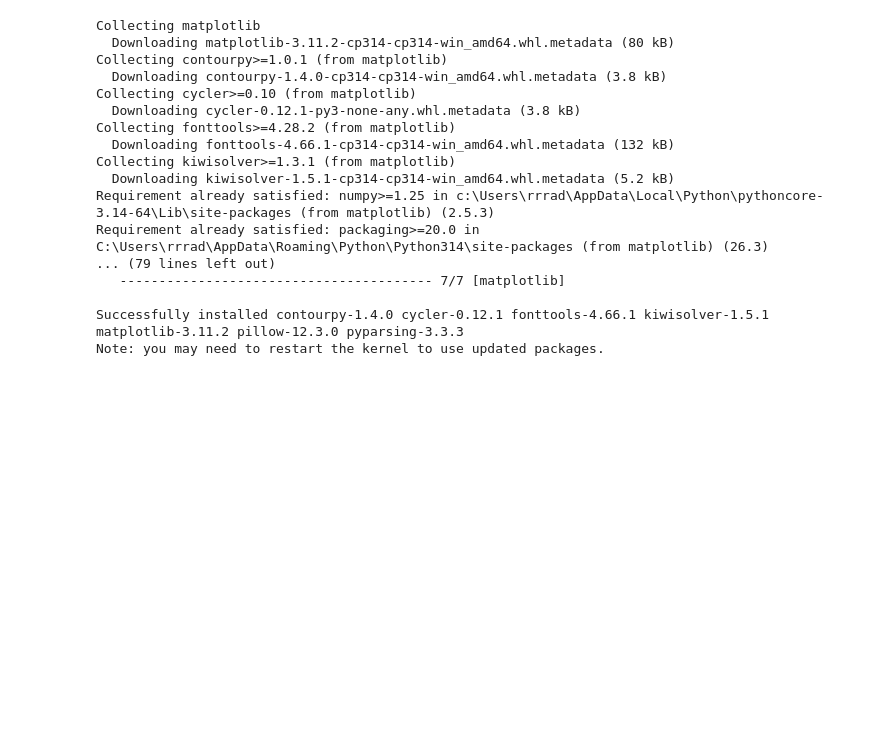
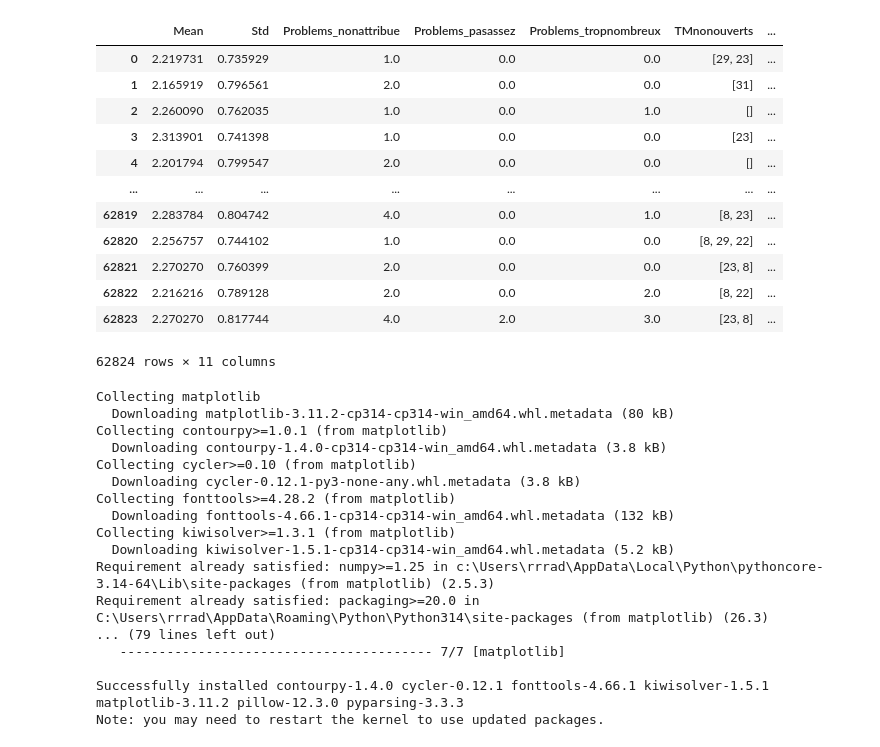
Before and after one commit to RadoTheProgrammer/TM-code, a Jupyter notebook: Untitled-1.ipynb, the cells around one changed output. Cells and saved outputs as stored; diff of their text form; code cells hidden in the pictures; blank space fills up the shorter version.

```diff
--- a/Untitled-1.ipynb
+++ b/Untitled-1.ipynb
@@ -7,3 +5,8 @@ FileNotFoundError: [Errno 2] No such file or directory: 'Annee_28\\results\\o.cs
 # %%
-df = pd.read_csv(r"Donnees_TMs\Annee_2\results\o.csv")
-df["Old"] = 0
+df_old = pd.read_csv(r"Donnees_TMs\Annee_28\results-old\o.csv")
+# %%
+df_old["Old"] = 1
+# %%
+df.index += 25760
+# %%
+df2 = pd.concat([df_old,df])
@@ -10,3 +15,19 @@ df["Old"] = 0
+# %%
+df2
+# %% [output]
+|  | Mean | Std | Problems_nonattribue | Problems_pasassez | Problems_tropnombreux | TMnonouverts | ... |
+| 0 | 2.219731 | 0.735929 | 1.0 | 0.0 | 0.0 | [29, 23] | ... |
+| 1 | 2.165919 | 0.796561 | 2.0 | 0.0 | 0.0 | [31] | ... |
+| 2 | 2.260090 | 0.762035 | 1.0 | 0.0 | 1.0 | [] | ... |
+| 3 | 2.313901 | 0.741398 | 1.0 | 0.0 | 0.0 | [23] | ... |
+| 4 | 2.201794 | 0.799547 | 2.0 | 0.0 | 0.0 | [] | ... |
+| ... | ... | ... | ... | ... | ... | ... | ... |
+| 62819 | 2.283784 | 0.804742 | 4.0 | 0.0 | 1.0 | [8, 23] | ... |
+| 62820 | 2.256757 | 0.744102 | 1.0 | 0.0 | 0.0 | [8, 29, 22] | ... |
+| 62821 | 2.270270 | 0.760399 | 2.0 | 0.0 | 0.0 | [23, 8] | ... |
+| 62822 | 2.216216 | 0.789128 | 2.0 | 0.0 | 2.0 | [8, 22] | ... |
+| 62823 | 2.270270 | 0.817744 | 4.0 | 2.0 | 3.0 | [23, 8] | ... |
+62824 rows × 11 columns
 # %%
 df.iloc[:9968, df.columns.get_loc("Old")] = 1
 # %%
```
Also changed, not shown: parts of 3 cells of this notebook, 4 other files.
